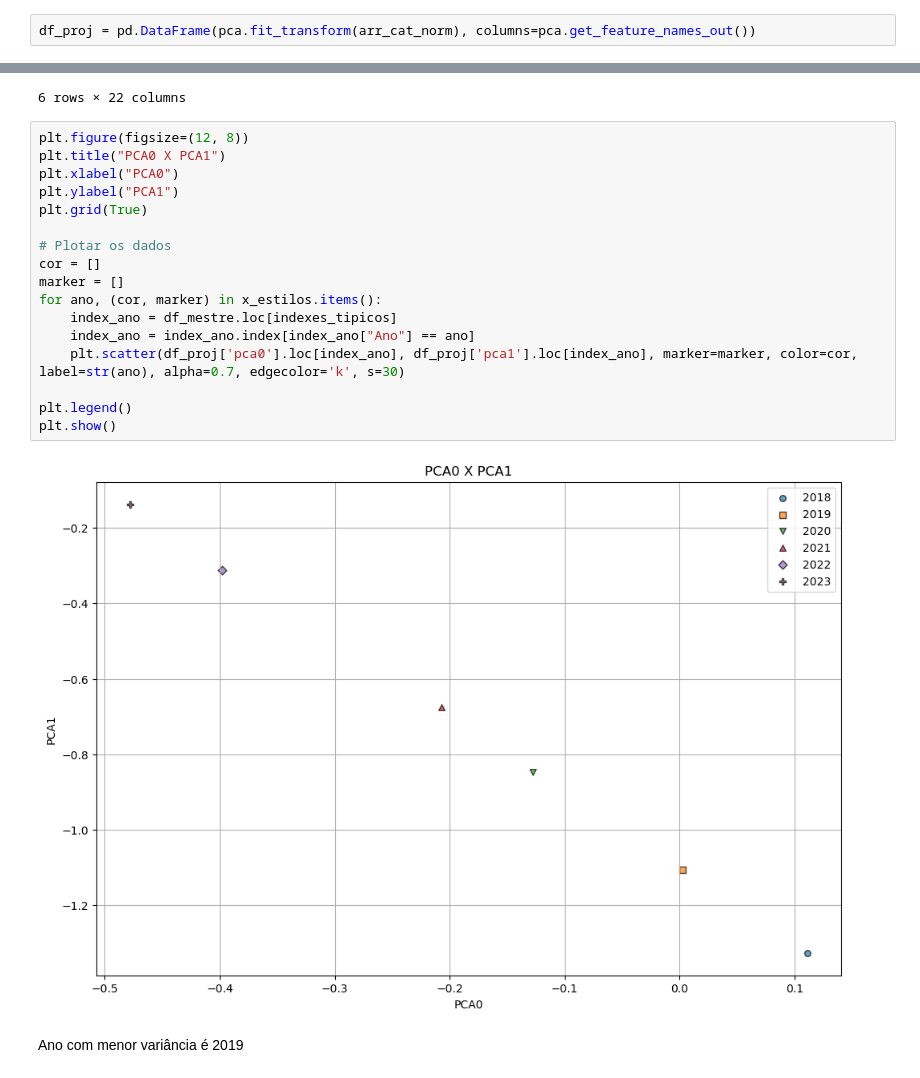
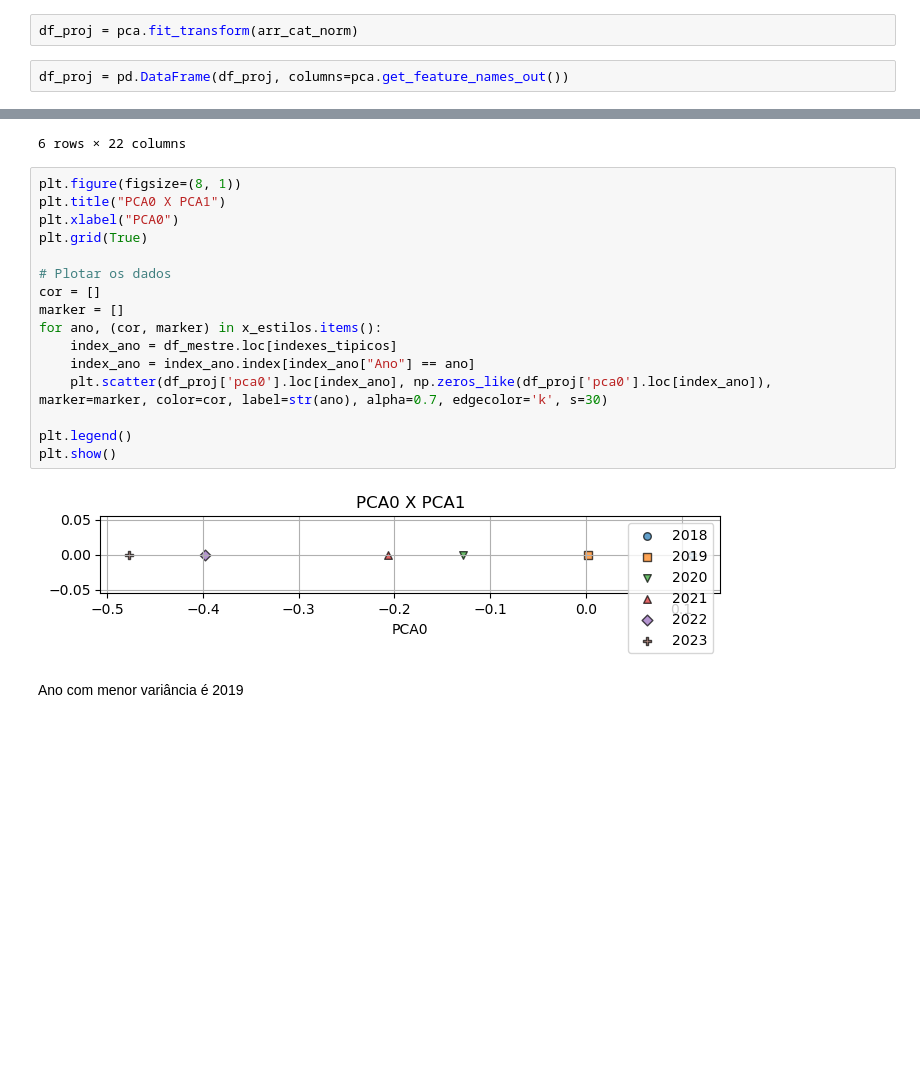
Before and after one commit to igorzeck/PCA, a Jupyter notebook: correlac_df_santos_imp_especifico.ipynb, the cells around one changed output, grey strips where cells are left out. Drawn from its saved outputs; the diff is of its cells as text; blank space fills up the shorter version.

```diff
--- a/correlac_df_santos_imp_especifico.ipynb
+++ b/correlac_df_santos_imp_especifico.ipynb
@@ -143,5 +172,7 @@ arr_cat_norm = normalizador.fit_transform(df_cat)
 ### Estimador e projeção
 # %%
 pca = PCA()
+# %%
+df_proj = pca.fit_transform(arr_cat_norm)
 # %%
-df_proj = pd.DataFrame(pca.fit_transform(arr_cat_norm), columns=pca.get_feature_names_out())
+df_proj = pd.DataFrame(df_proj, columns=pca.get_feature_names_out())
@@ -644,24 +776,23 @@ df_mestre.loc[indexes_tipicos]
 | 9048 | 33880788 | RULED | Longo Curso Importação | Longo Curso | S | False | ... |
 6 rows × 22 columns
 # %%
-plt.figure(figsize=(12, 8))
+plt.figure(figsize=(8, 1))
 plt.title("PCA0 X PCA1")
 plt.xlabel("PCA0")
-plt.ylabel("PCA1")
 plt.grid(True)
 
 # Plotar os dados
 cor = []
 marker = []
 for ano, (cor, marker) in x_estilos.items():
     index_ano = df_mestre.loc[indexes_tipicos]
     index_ano = index_ano.index[index_ano["Ano"] == ano]
-    plt.scatter(df_proj['pca0'].loc[index_ano], df_proj['pca1'].loc[index_ano], marker=marker, color=cor, label=str(ano), alpha=0.7, edgecolor='k', s=30)
+    plt.scatter(df_proj['pca0'].loc[index_ano], np.zeros_like(df_proj['pca0'].loc[index_ano]), marker=marker, color=cor, label=str(ano), alpha=0.7, edgecolor='k', s=30)
 
 plt.legend()
 plt.show()
 # %% [output]
-[figure, old version]
+[figure, new version]
 # %% [markdown]
 Ano com menor variância é 2019
 # %% [markdown]
```
Also changed, not shown: parts of 45 cells of this notebook, 17 other files.
